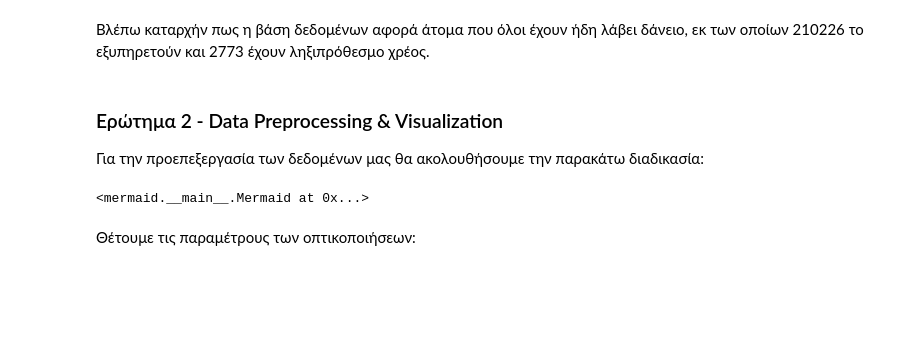
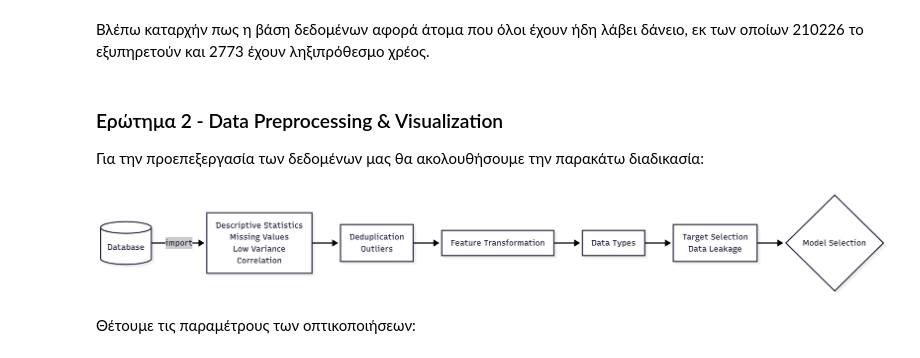
Before and after one commit to akprodromou/DWS101-Machine-Learning, a Jupyter notebook: Exercise6/Exercise6.ipynb, the cells around one changed output. Saved outputs shown, nothing was run; the diff lists cells and outputs as text; code cells hidden in the pictures; blank space fills up the shorter version.

```diff
--- a/Exercise6/Exercise6.ipynb
+++ b/Exercise6/Exercise6.ipynb
@@ -106,10 +111,7 @@ profile = ProfileReport(df_raw, title="Profiling Report")
 Για την προεπεξεργασία των δεδομένων μας θα ακολουθήσουμε την παρακάτω διαδικασία:
 # %%
 process_flowchart = md.Mermaid("""
-%%{init: {'themeVariables': { 'textColor': '#1A1A1A'}}}%%
 flowchart LR
-    classDef nodeStyle fill:#E7F0FD,stroke:#2F3A4F,stroke-width:1.5px;
-
     id1[(Database)] -- import --> step1["`Descriptive Statistics
     Missing Values
     Low Variance
@@ -125,14 +127,14 @@ flowchart LR
     Data Leakage`"]
 
     step3 --> modelSelection{Model Selection}
-
-    class id1,step1,step2,featureTransformation,dataTypes,step3,modelSelection nodeStyle;
 """)
 
 
-process_flowchart
+# process_flowchart
-# %% [output]
-<mermaid.__main__.Mermaid at 0x...>
+# %%
+Image('flow_chart.png')
+# %% [output]
+[figure, added]
 # %% [markdown]
 Θέτουμε τις παραμέτρους των οπτικοποιήσεων:
 # %%
```
Also changed, not shown: parts of 31 cells of this notebook.
